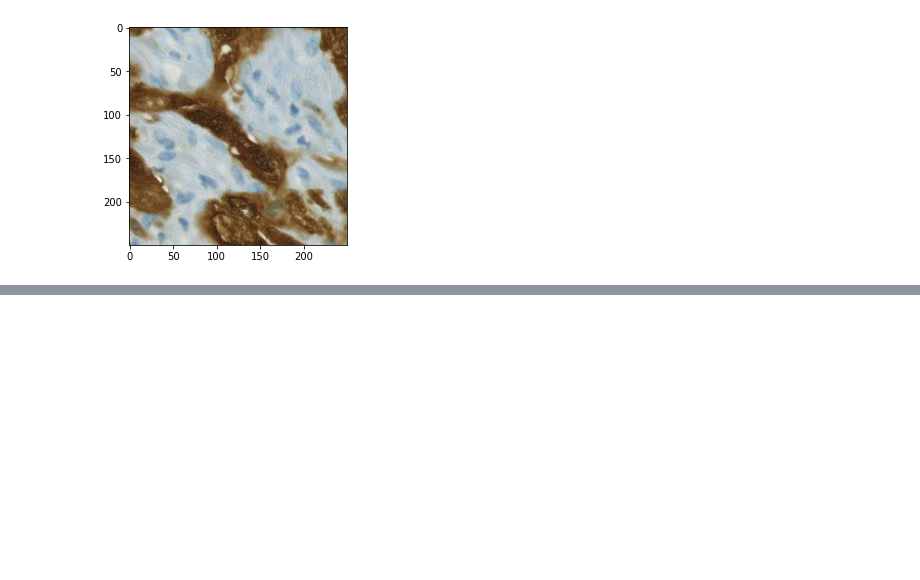
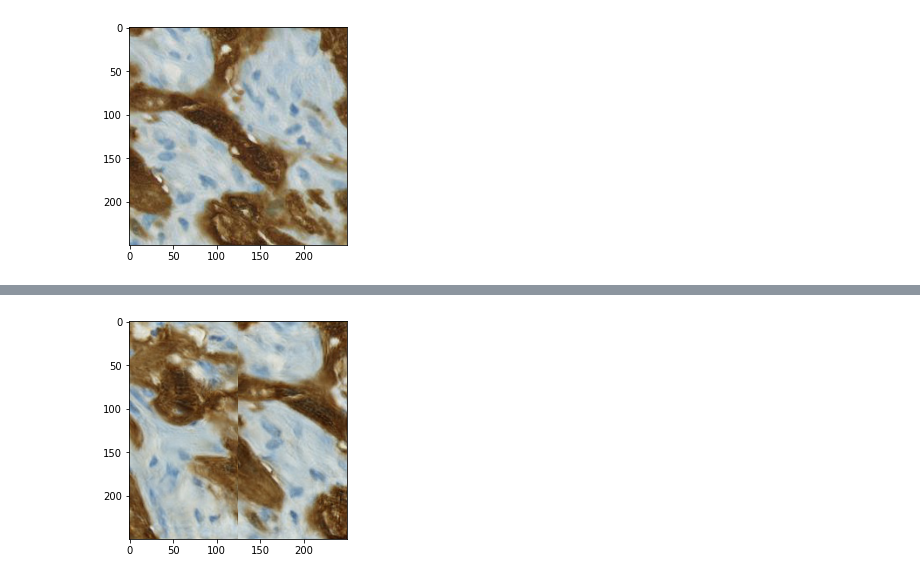
Before and after one commit to tboen1/ConSinGAN, a Jupyter notebook: PatchExtraction.ipynb, the cells around one changed output, grey strips where cells are left out. Drawn from its saved outputs; the diff is of its cells as text; code cells hidden in the pictures; blank space fills up the shorter version.

```diff
--- a/PatchExtraction.ipynb
+++ b/PatchExtraction.ipynb
@@ -21,3 +17,13 @@ def show(image):
+# %%
+def show(image):
+    imshow(np.asarray(image))
+    plt.show()
+
+def get_concat_h(im1, im2):
+    dst = Image.new('RGB', (im1.width + im2.width, im1.height))
+    dst.paste(im1, (0, 0))
+    dst.paste(im2, (im1.width, 0))
+    return dst
 # %%
 show(dark)
 # %% [output]
@@ -57,0 +68,9 @@ colusseum.png    dark_TMA.jpeg   mtrushmore.jpg
+# %%
+RHS_0 = fake_0.crop((125,0,250,250))
+RHS_1 = fake_1.crop((125,0,250,250))
+#show(RHS_0)
+#show(RHS_1)
+concat = get_concat_h(RHS_0, RHS_1)
+show(concat)
+# %% [output]
+[figure, added]
```
Also changed, not shown: parts of 5 cells of this notebook.
